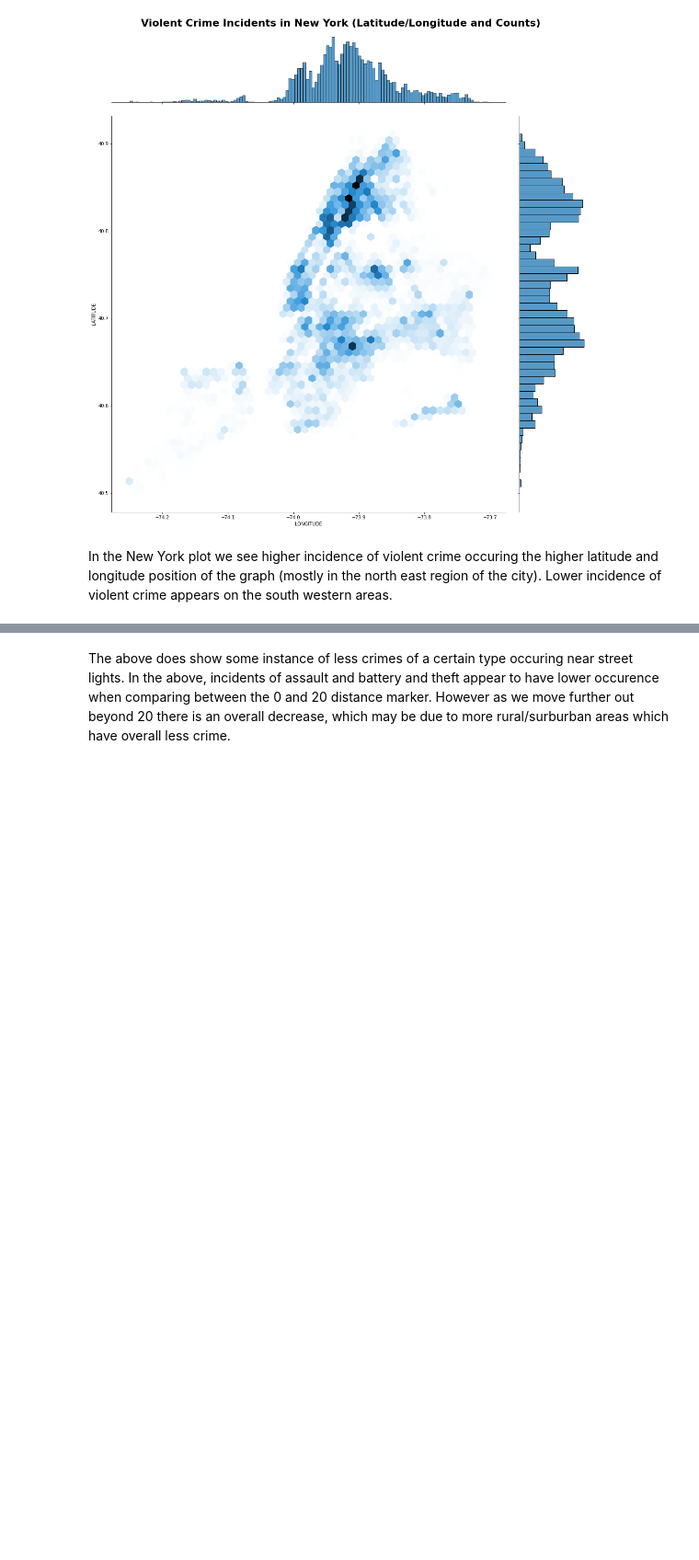
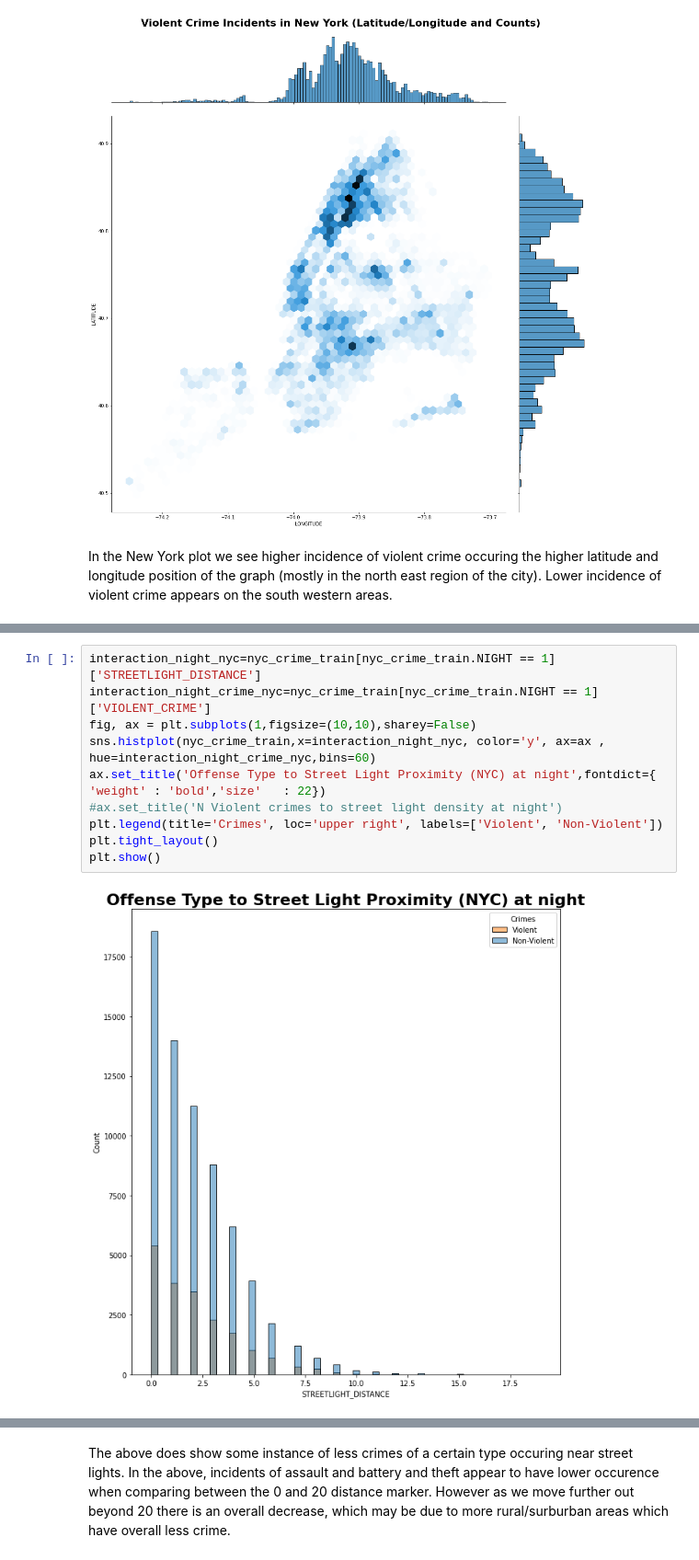
Before and after one commit to YolandaMDavis/cs109a-fall2020, a Jupyter notebook: Milestone_3_EDA_Final.ipynb, the cells around one changed output, grey strips where cells are left out. Shown at 92% size. Drawn from its saved outputs; the diff is of its cells as text; blank space fills up the shorter version.

```diff
--- a/Milestone_3_EDA_Final.ipynb
+++ b/Milestone_3_EDA_Final.ipynb
@@ -87,3 +90,15 @@ plt.show()
+# %%
+interaction_night_nyc=nyc_crime_train[nyc_crime_train.NIGHT == 1]['STREETLIGHT_DISTANCE']
+interaction_night_crime_nyc=nyc_crime_train[nyc_crime_train.NIGHT == 1]['VIOLENT_CRIME']
+fig, ax = plt.subplots(1,figsize=(10,10),sharey=False)
+sns.histplot(nyc_crime_train,x=interaction_night_nyc, color='y', ax=ax , hue=interaction_night_crime_nyc,bins=60)
+ax.set_title('Offense Type to Street Light Proximity (NYC) at night',fontdict={ 'weight' : 'bold','size'   : 22})
+#ax.set_title('N Violent crimes to street light density at night')
+plt.legend(title='Crimes', loc='upper right', labels=['Violent', 'Non-Violent'])
+plt.tight_layout()
+plt.show()
+# %% [output]
+[figure, added]
 # %%
 import matplotlib.ticker as ticker
 
```
Also changed, not shown: parts of 7 cells of this notebook.
